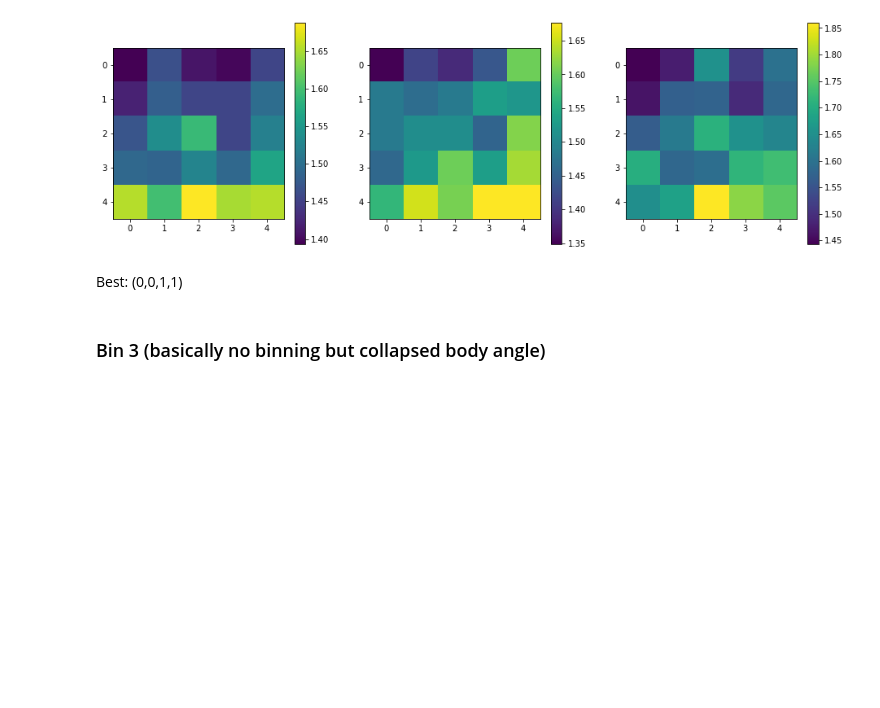
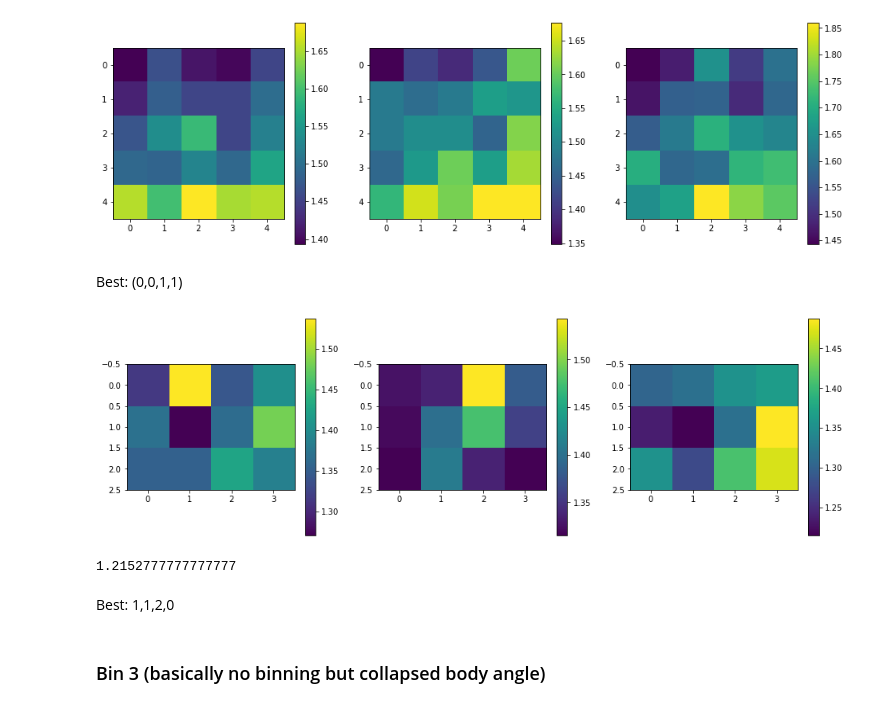
Before and after one commit to ccli3896/RLWorms, a Jupyter notebook: 10_30_model/GridSearch.ipynb, the cells around one changed output. Drawn from its saved outputs; the diff is of its cells as text; code cells hidden in the pictures; blank space fills up the shorter version.

```diff
--- a/10_30_model/GridSearch.ipynb
+++ b/10_30_model/GridSearch.ipynb
@@ -54,3 +74,10 @@ for a in range(5):
+# %%
+Qperfs = np.zeros((3,4,3,1))
+for a in range(3):
+    for g in range(4):
+        for ep in range(3):
+            for r in range(1):
+                tmp, Qperfs[a,g,ep,r] = get_avs('Bin3',a,g,ep,r)
 # %% [markdown]
 ### Bin 1
 # %%
@@ -63,6 +90,21 @@ for i in range(3):
 [figure]
 # %% [markdown]
 Best: (0,0,1,1)
+# %%
+# Second grid search
+fig,ax = plt.subplots(1,3)
+fig.set_size_inches((16,5))
+for i in range(3):
+    im = ax[i].imshow(Qperfs[:,:,i,0])
+    fig.colorbar(im,ax=ax[i])
+# %% [output]
+[figure, added]
+# %%
+Qperfs[1,1,2,0]
+# %% [output]
+1.2152777777777777
+# %% [markdown]
+Best: 1,1,2,0
 # %% [markdown]
 ### Bin 3 (basically no binning but collapsed body angle)
 # %%
```
Also changed, not shown: parts of 18 cells of this notebook.
